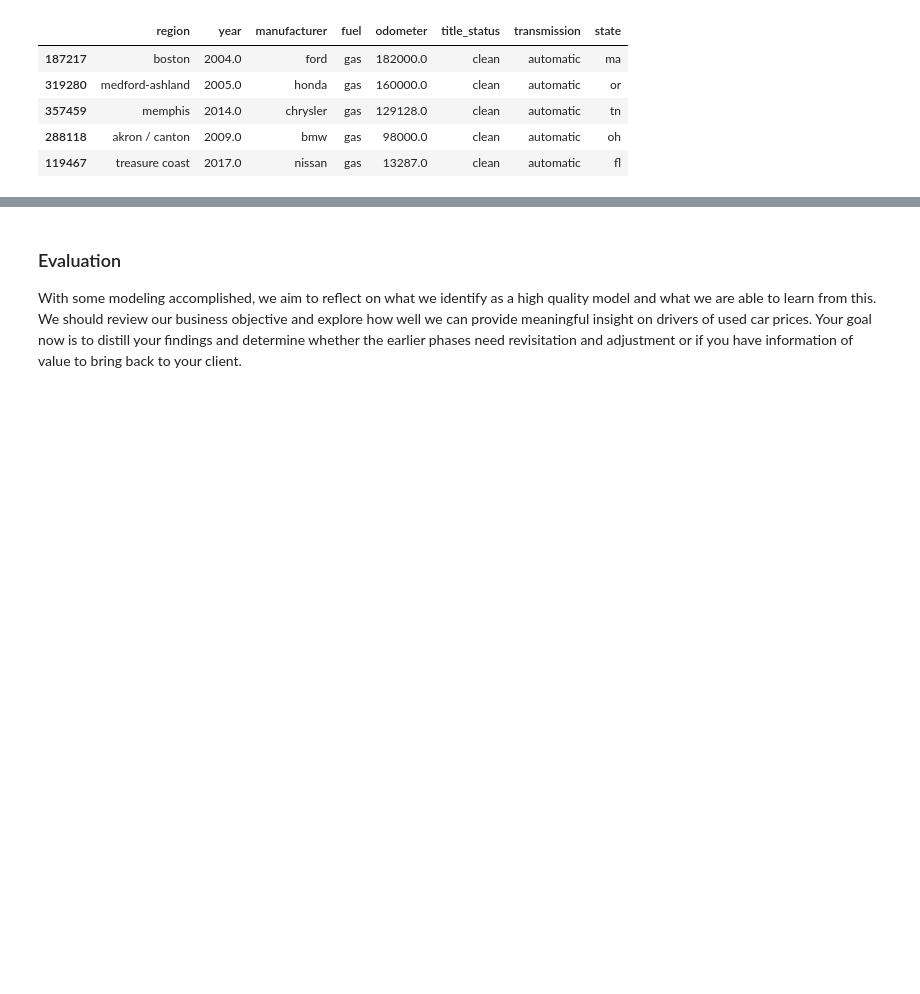
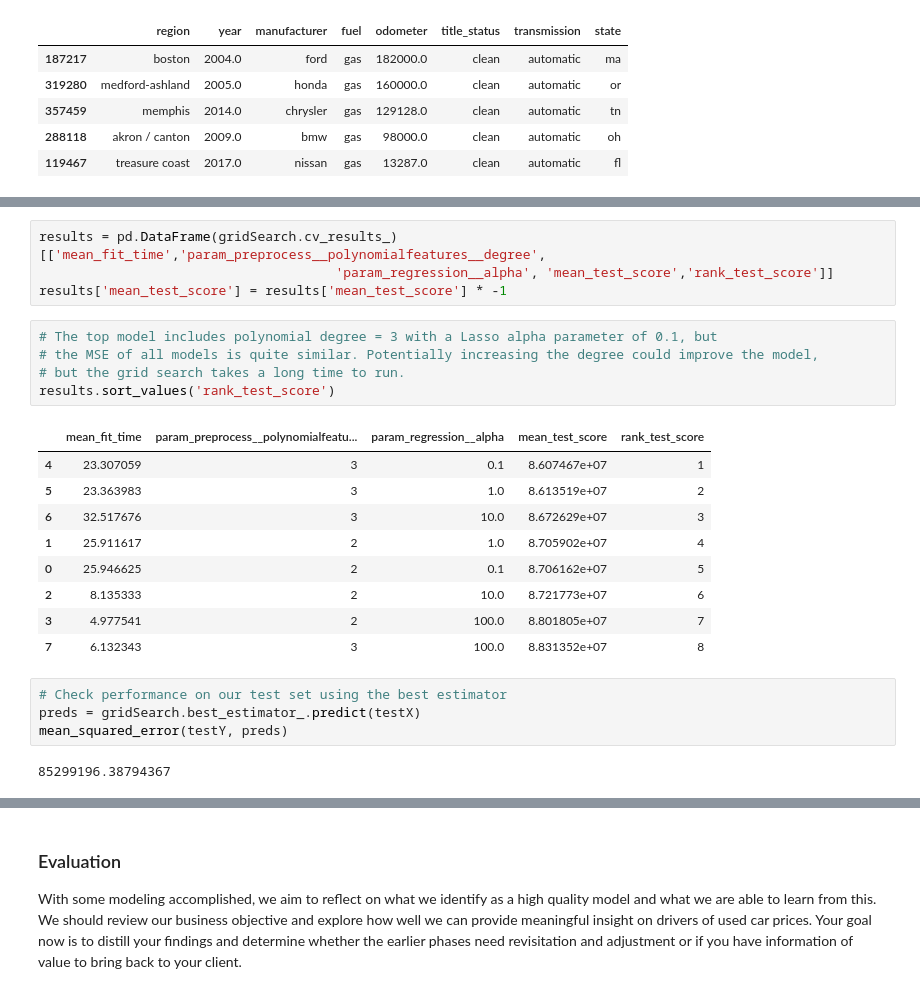
Before and after one commit to Raesu/pcmlai, a Jupyter notebook: Module 11/prompt_II.ipynb, the cells around one changed output, grey strips where cells are left out. Drawn from its saved outputs; the diff is of its cells as text; blank space fills up the shorter version.

```diff
--- a/Module 11/prompt_II.ipynb
+++ b/Module 11/prompt_II.ipynb
@@ -525,0 +559,25 @@ KeyError: 'sfs'
+# %%
+results = pd.DataFrame(gridSearch.cv_results_)[['mean_fit_time','param_preprocess__polynomialfeatures__degree',
+                                      'param_regression__alpha', 'mean_test_score','rank_test_score']]
+results['mean_test_score'] = results['mean_test_score'] * -1
+# %%
+# The top model includes polynomial degree = 3 with a Lasso alpha parameter of 0.1, but
+# the MSE of all models is quite similar. Potentially increasing the degree could improve the model,
+# but the grid search takes a long time to run.
+results.sort_values('rank_test_score')
+# %% [output]
+|  | mean_fit_time | param_preprocess__polynomialfeatu... | param_regression__alpha | mean_test_score | rank_test_score |
+| 4 | 23.307059 | 3 | 0.1 | 8.607467e+07 | 1 |
+| 5 | 23.363983 | 3 | 1.0 | 8.613519e+07 | 2 |
+| 6 | 32.517676 | 3 | 10.0 | 8.672629e+07 | 3 |
+| 1 | 25.911617 | 2 | 1.0 | 8.705902e+07 | 4 |
+| 0 | 25.946625 | 2 | 0.1 | 8.706162e+07 | 5 |
+| 2 | 8.135333 | 2 | 10.0 | 8.721773e+07 | 6 |
+| 3 | 4.977541 | 2 | 100.0 | 8.801805e+07 | 7 |
+| 7 | 6.132343 | 3 | 100.0 | 8.831352e+07 | 8 |
+# %%
+# Check performance on our test set using the best estimator
+preds = gridSearch.best_estimator_.predict(testX)
+mean_squared_error(testY, preds)
+# %% [output]
+85299196.38794367
```
Also changed, not shown: parts of 25 cells of this notebook.
